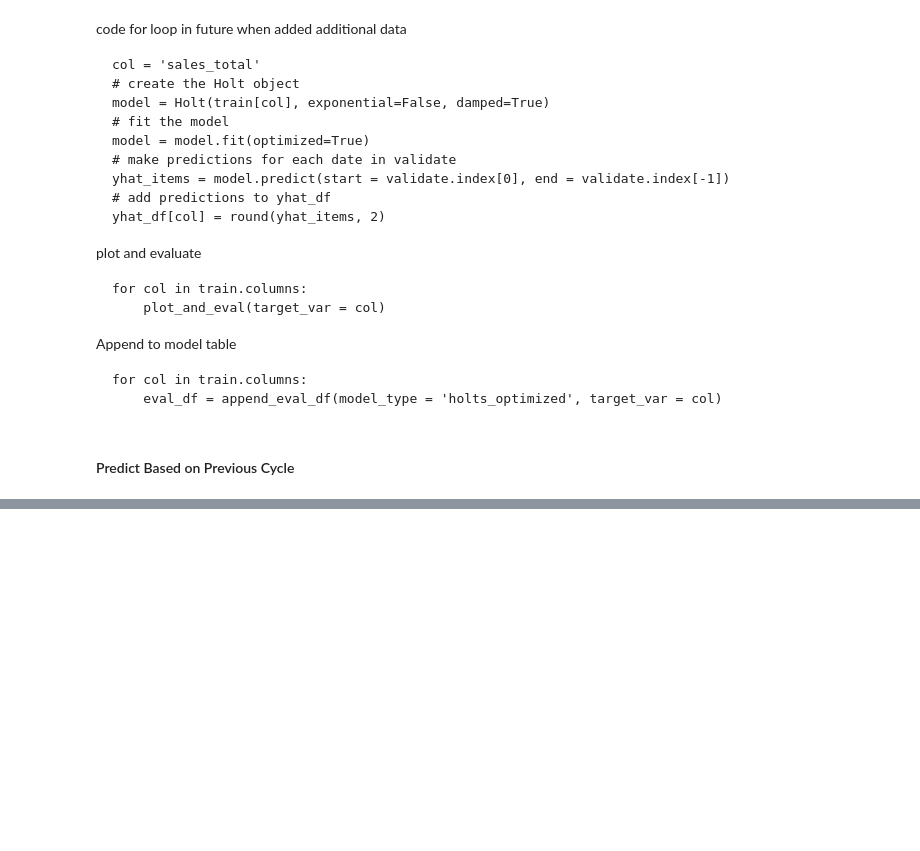
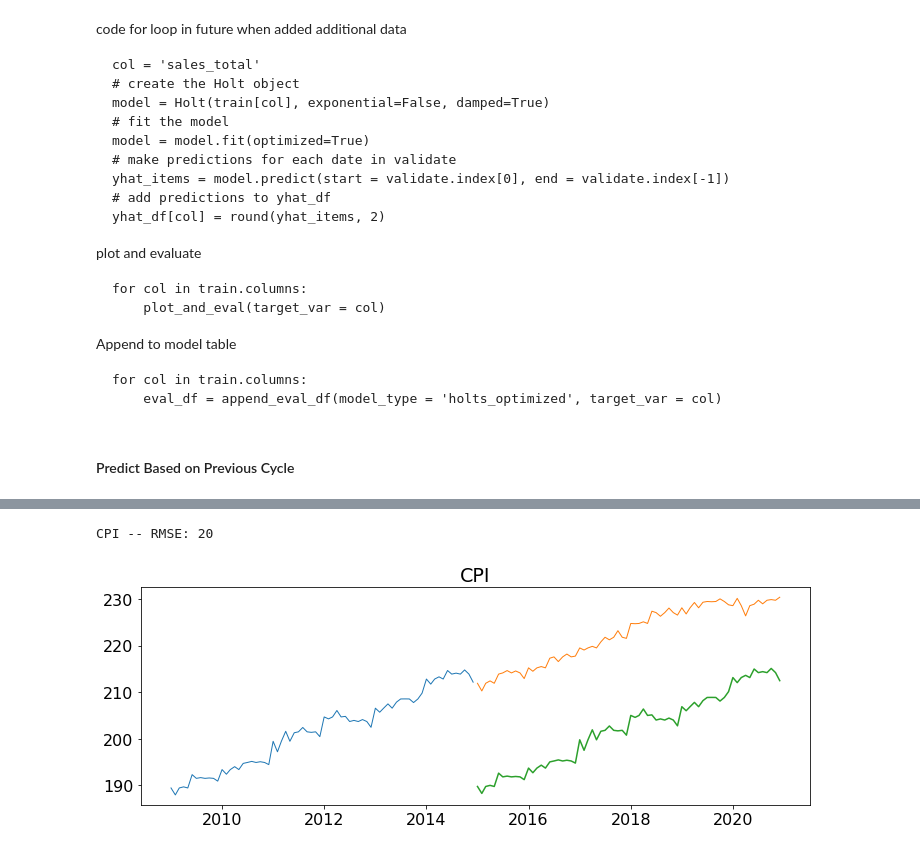
Before and after one commit to mil2tech/individiual-project, a Jupyter notebook: project-workbook.ipynb, the cells around one changed output, grey strips where cells are left out. Drawn from its saved outputs; the diff is of its cells as text; code cells hidden in the pictures; blank space fills up the shorter version.

```diff
--- a/project-workbook.ipynb
+++ b/project-workbook.ipynb
@@ -948,0 +1031,13 @@ for col in train.columns:
+# %%
+
+# find yoy diff. from 2013-2014 and 2014-2015, take the mean, and add to each value in 2015.
+yhat_df = train.CPI[:'2015' ] + train.CPI.diff(1).mean()
+# set yhat_df to index of validate
+yhat_df.index = validate.index
+
+yhat_df = pd.DataFrame(yhat_df)
+
+plot_and_eval(target_var = 'CPI')
+# %% [output]
+CPI -- RMSE: 20
+[figure, added]
```
Also changed, not shown: parts of 23 cells of this notebook.
